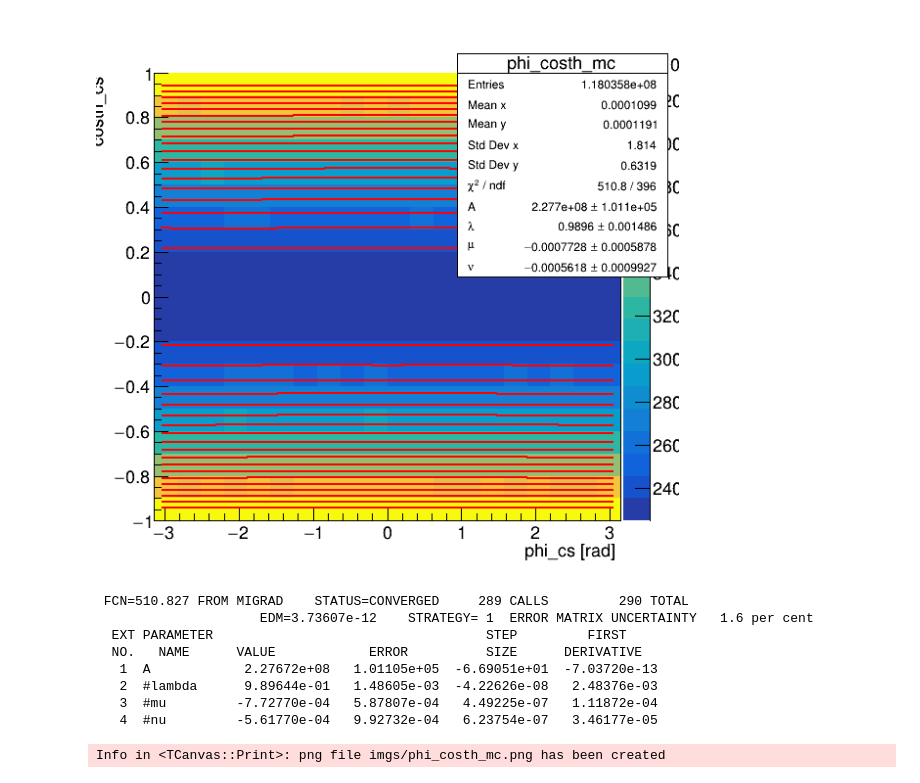
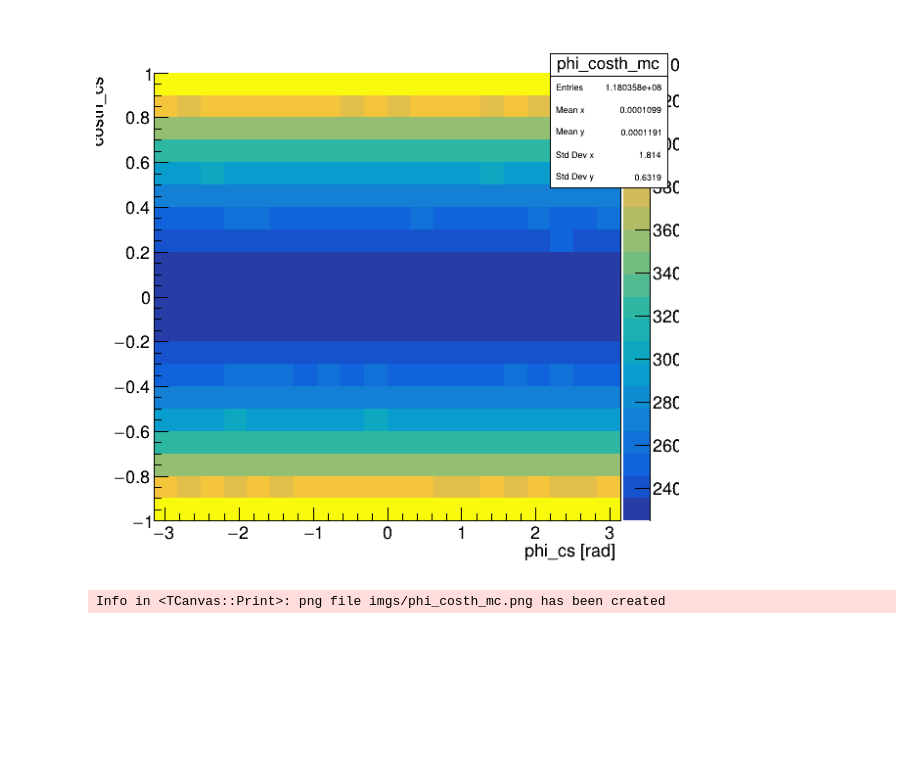
Before and after one commit to dinupa1/DeepUnfold, a Jupyter notebook: plots.ipynb, the cells around one changed output. Drawn from its saved outputs; the diff is of its cells as text; code cells hidden in the pictures; blank space fills up the shorter version.

```diff
--- a/plots.ipynb
+++ b/plots.ipynb
@@ -30,20 +30,12 @@ TH2D* phi_costh_mc = new TH2D("phi_costh_mc", "; phi_cs [rad]; costh_cs", phi_bi
 tree0->Project("phi_costh_mc", "true_costh:true_phi", "(4.5 < true_mass && true_mass < 8.0)* weight");
 # %%
 phi_costh_mc->Draw("COLZ");
-phi_costh_mc->Fit("fit2D");
+// phi_costh_mc->Fit("fit2D");
 can->SaveAs("imgs/phi_costh_mc.png");
 can->Draw();
 # %% [output]
-[figure, old version]
+[figure, new version]
- FCN=510.827 FROM MIGRAD    STATUS=CONVERGED     289 CALLS         290 TOTAL
-                     EDM=3.73607e-12    STRATEGY= 1  ERROR MATRIX UNCERTAINTY   1.6 per cent
-  EXT PARAMETER                                   STEP         FIRST
-  NO.   NAME      VALUE            ERROR          SIZE      DERIVATIVE
-   1  A            2.27672e+08   1.01105e+05  -6.69051e+01  -7.03720e-13
-   2  #lambda      9.89644e-01   1.48605e-03  -4.22626e-08   2.48376e-03
-   3  #mu         -7.72770e-04   5.87807e-04   4.49225e-07   1.11872e-04
-   4  #nu         -5.61770e-04   9.92732e-04   6.23754e-07   3.46177e-05
+Info in <TCanvas::Print>: png file imgs/phi_costh_mc.png has been created
-Info in <TCanvas::Print>: png file imgs/phi_costh_mc.png has been created
 # %%
 TH2D* phi_costh = new TH2D("phi_costh", "; phi_cs [rad]; costh_cs", phi_bins, -PI, PI, costh_bins, -1.0, 1.0);
 tree0->Project("phi_costh", "costh:phi", "(fpga1==1 && mass > 0.0 && 4.5 < true_mass && true_mass < 8.0)* weight");
```
Also changed, not shown: parts of 1 cell of this notebook.
